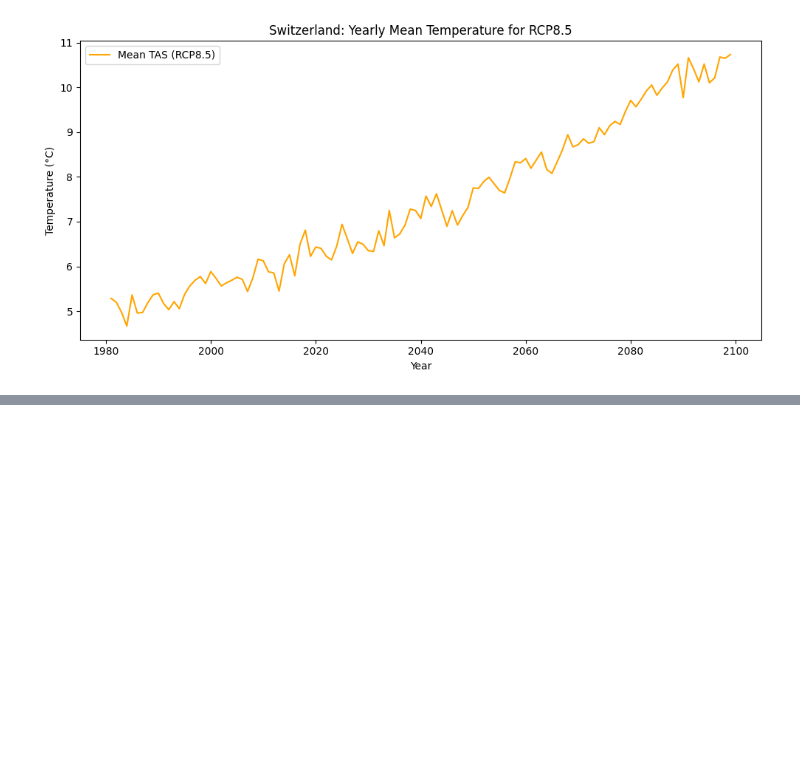
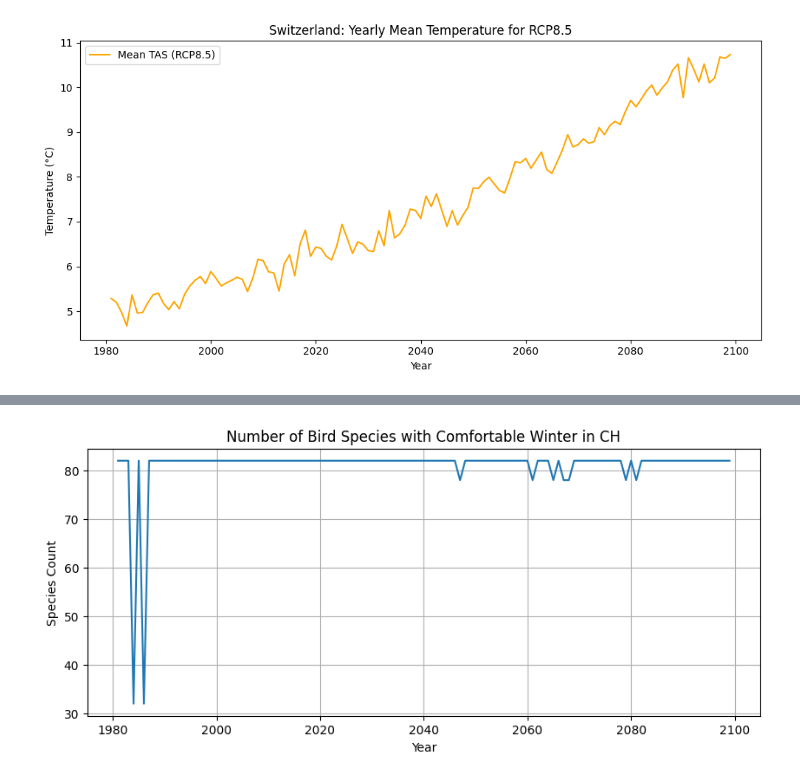
Before and after one commit to NotSchebs/CDK1_Klimadaten_Challenge_FHNW, a Jupyter notebook: tests_seb.ipynb, the cells around one changed output, grey strips where cells are left out. Saved outputs shown, nothing was run; the diff lists cells and outputs as text; code cells hidden in the pictures; blank space fills up the shorter version.

```diff
--- a/tests_seb.ipynb
+++ b/tests_seb.ipynb
@@ -71,0 +97,24 @@ data
+# %%
+
+# === 3. Count how many bird species find CH winter comfortable ===
+def plot_species_comfort_count():
+    count_per_year = []
+    for year in years:
+        count = 0
+        for _, bird in birds.iterrows():
+            low = float(bird['avg_comf_temp_low'])
+            high = float(bird['avg_comf_temp_high'])
+            if low <= mean_temp[str(year)] <= high:
+                count += 1
+        count_per_year.append(count)
+
+    plt.figure(figsize=(10, 4))
+    plt.plot(years, count_per_year)
+    plt.title("Number of Bird Species with Comfortable Winter in CH")
+    plt.xlabel("Year")
+    plt.ylabel("Species Count")
+    plt.grid(True)
+    plt.show()
+plot_species_comfort_count()
+# %% [output]
+[figure, added]
```
Also changed, not shown: parts of 5 cells of this notebook, 2 other files.
